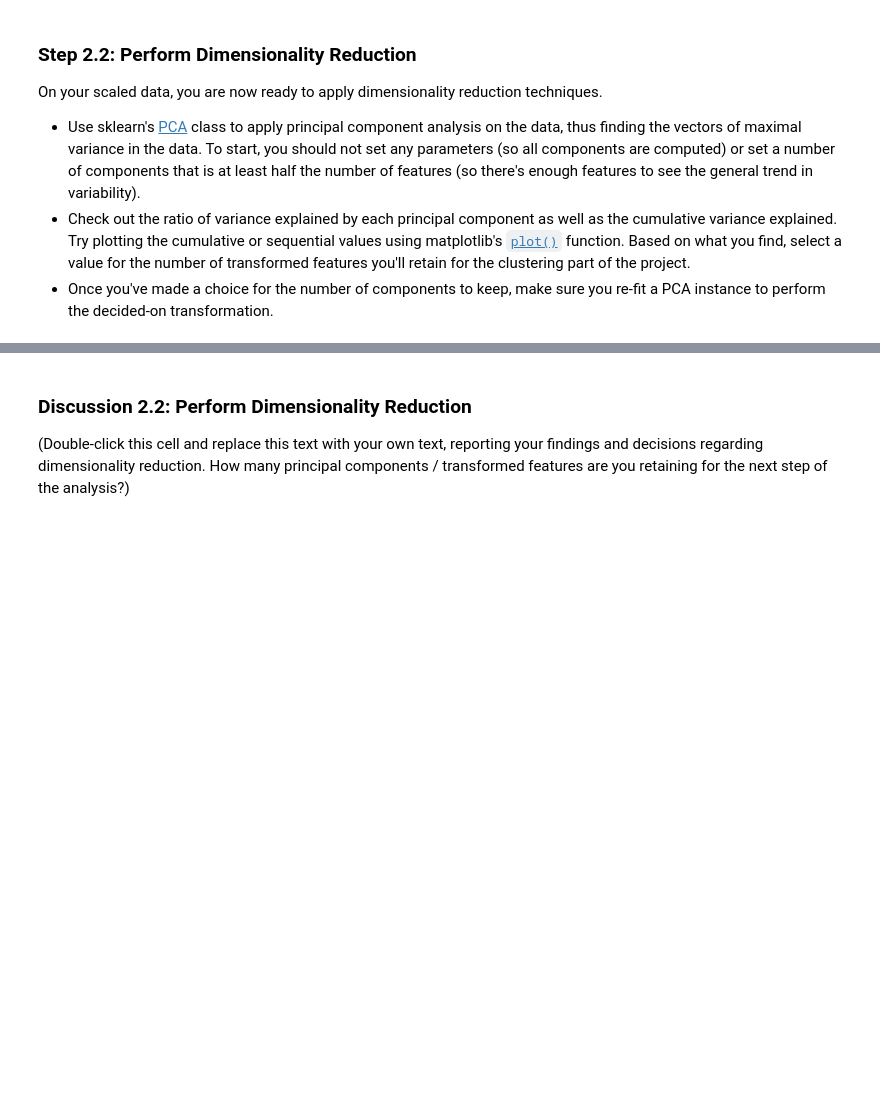
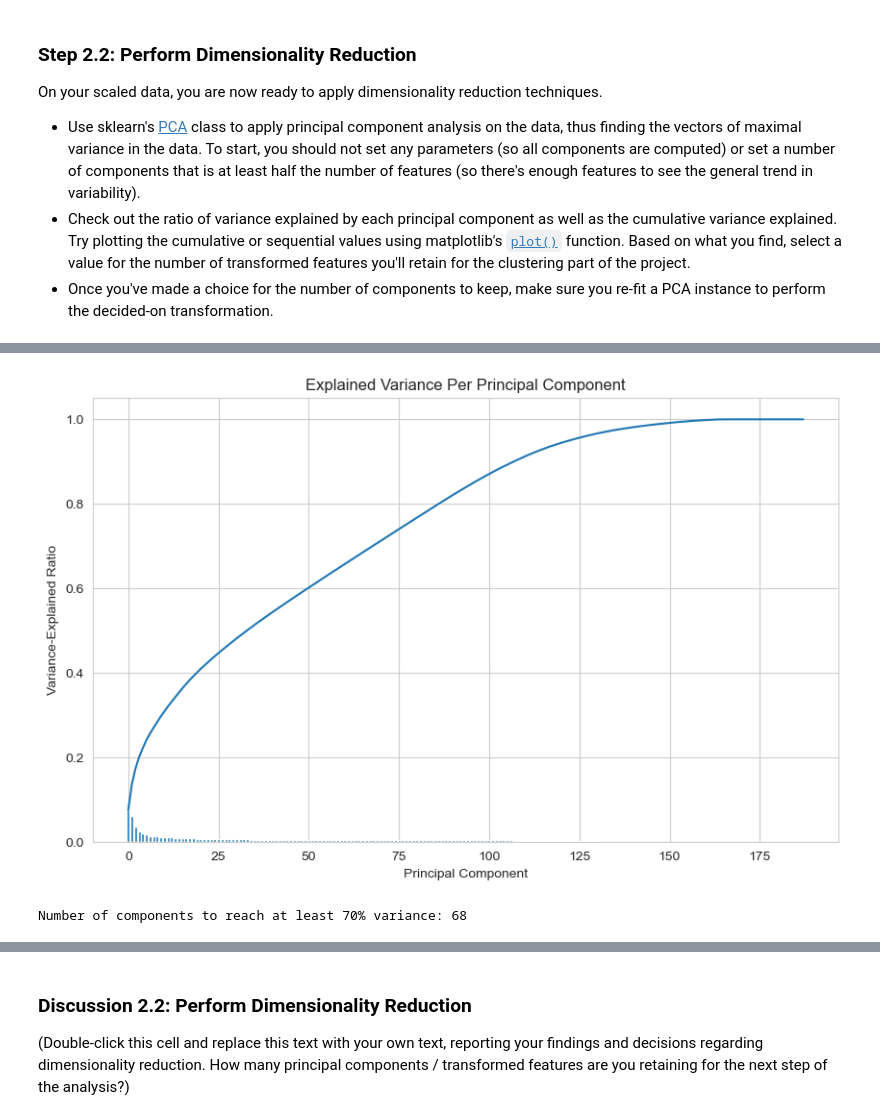
Before and after one commit to kinant/ud-ml-pytorch, a Jupyter notebook: Project 03/identify_customer_segments/Identify_Customer_Segments.ipynb, the cells around one changed output, grey strips where cells are left out. Cells and saved outputs as stored; diff of their text form; code cells hidden in the pictures; blank space fills up the shorter version.

```diff
--- a/Project 03/identify_customer_segments/Identify_Customer_Segments.ipynb
+++ b/Project 03/identify_customer_segments/Identify_Customer_Segments.ipynb
@@ -2396,24 +2499,26 @@ pca.explained_variance_ratio_
 # %%
 # Get the indexes
 n_components = len(pca.explained_variance_ratio_)
 component_idxs = np.arange(n_components)
 
 # Get the explained variance ratios
 variance_ratios = pca.explained_variance_ratio_
 
 plt.figure(figsize=(10, 6))
 
 # Get the cumulative sums
 cumulative_variance = np.cumsum(variance_ratios)
 
 # Scree Plot:
 plt.bar(component_idxs, variance_ratios)
-plt.plot(component_idxs, c_sums)
+plt.plot(component_idxs, cumulative_variance)
 
 plt.xlabel("Principal Component")
 plt.ylabel("Variance-Explained Ratio")
 plt.title('Explained Variance Per Principal Component')
 plt.show()
+# %% [output]
+[figure, added]
 # %%
 # Determine number of components to reach 85% variance
 # Chose 85% because we want to retain 80-90% of the information from the original data
@@ -2422,11 +2527,13 @@ n_components = 0
 # iterate over the cumulative variances
 for n in range(len(cumulative_variance)):
     # Stop when we reach 85 and print the value
-    if cumulative_variance[n] * 100 >= 85:
+    if cumulative_variance[n] * 100 >= 70:
         n_components = n
         break
 
-print(f"Number of components to reach at least 90% variance: {n_components}")
+print(f"Number of components to reach at least 70% variance: {n_components}")
+# %% [output]
+Number of components to reach at least 70% variance: 68
 # %%
 # Re-apply PCA to the data while selecting for number of components to retain.
 # Use random_state=42 to ensure reproducible results
```
Also changed, not shown: parts of 42 cells of this notebook.
